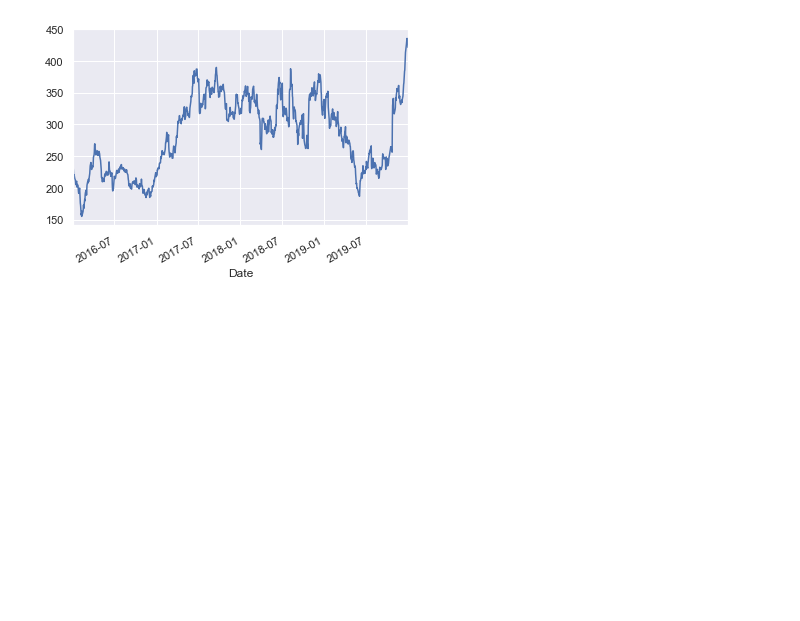
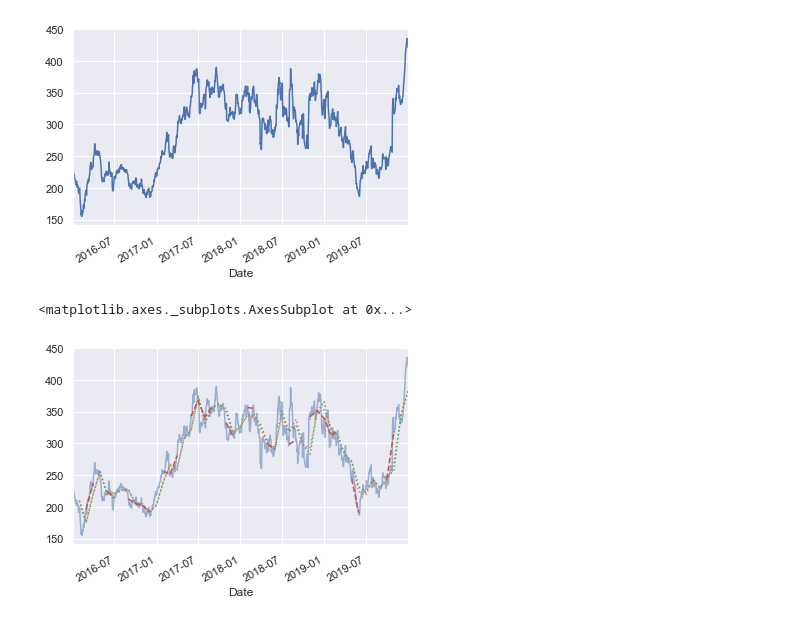
Before and after one commit to pvaddina/python-reference, a Jupyter notebook: pandas/04_time_series.ipynb, the cells around one changed output. Saved outputs shown, nothing was run; the diff lists cells and outputs as text; code cells hidden in the pictures; blank space fills up the shorter version.

Commit message:
Extend timeseries plots examples

```diff
--- a/pandas/04_time_series.ipynb
+++ b/pandas/04_time_series.ipynb
@@ -140,3 +140,15 @@ tesla.plot()
 # %% [output]
 <matplotlib.axes._subplots.AxesSubplot at 0x...>
 [figure]
+# %%
+# Plot all the date (Every single datapoint)
+tesla.plot(alpha=0.5)
+# Resample the data on a Monthly basis, take the average of it and plot
+tesla.resample('M').mean().plot(style=':')
+# Resample the data on a Monthly basis, take the median of all the monthly values, and plot
+tesla.resample('M').median().plot(style=':')
+# Resample the data on a Monthly basis, take the last value of the month and plot
+tesla.asfreq('M').plot(style="--")
+# %% [output]
+<matplotlib.axes._subplots.AxesSubplot at 0x...>
+[figure, added]
```
Also changed, not shown: parts of 1 cell of this notebook.
